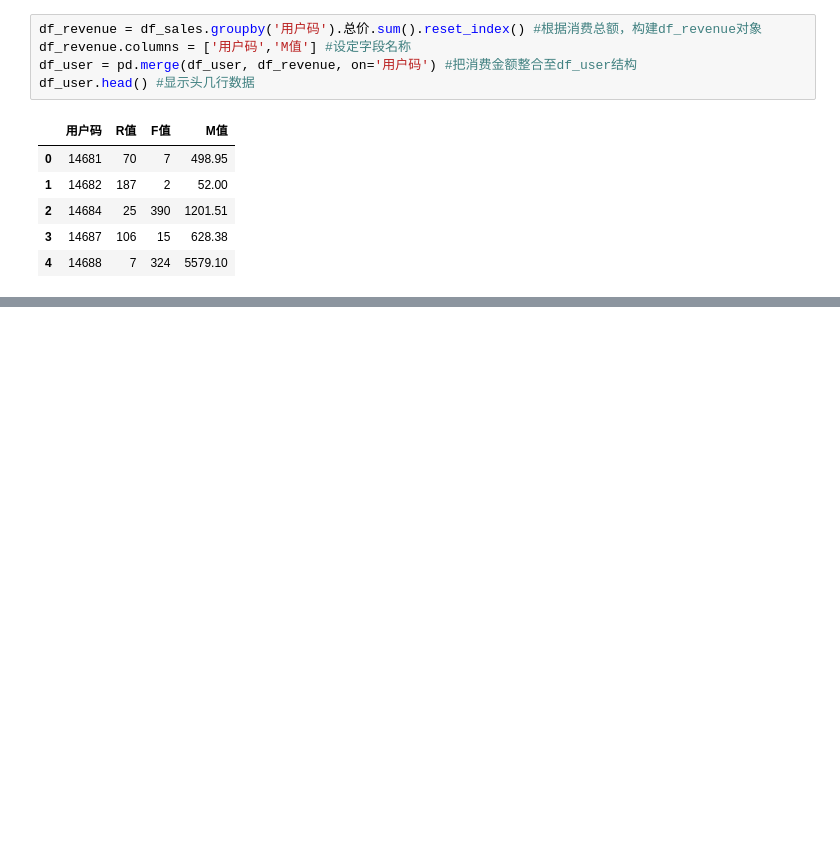
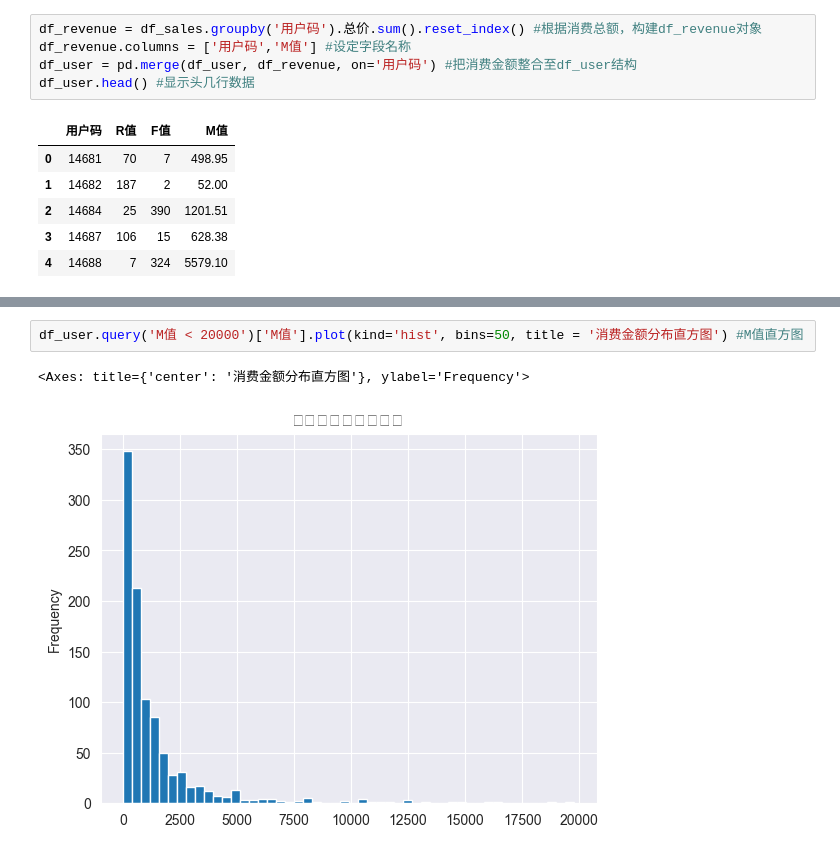
Before and after one commit to ichigo-xin/Machine-Learning-Note, a Jupyter notebook: 求RFM.ipynb, the cells around one changed output, grey strips where cells are left out. Drawn from its saved outputs; the diff is of its cells as text; blank space fills up the shorter version.

```diff
--- a/求RFM.ipynb
+++ b/求RFM.ipynb
@@ -133,0 +144,5 @@ df_user.head() #显示头几行数据
+# %%
+df_user.query('M值 < 20000')['M值'].plot(kind='hist', bins=50, title = '消费金额分布直方图') #M值直方图
+# %% [output]
+<Axes: title={'center': '消费金额分布直方图'}, ylabel='Frequency'>
+[figure, added]
```
Also changed, not shown: parts of 19 cells of this notebook, 1 other file.
